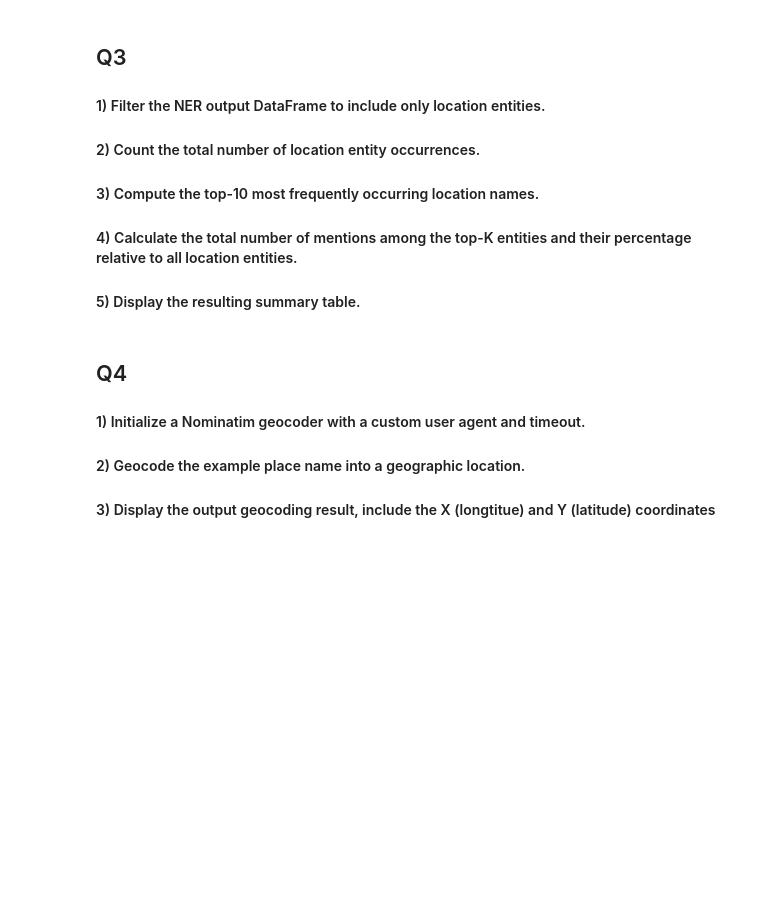
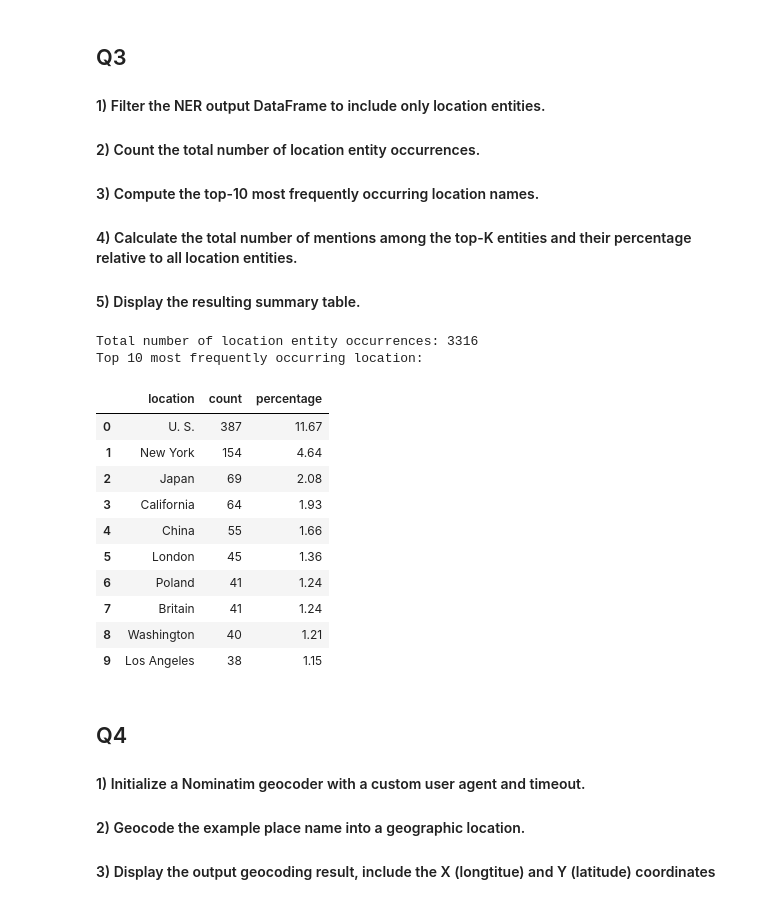
Before and after one commit to michael-sorani/LM4GeoAI, a Jupyter notebook: Exercises/EX_2_Text_to_Geo.ipynb, the cells around one changed output. Cells and saved outputs as stored; diff of their text form; code cells hidden in the pictures; blank space fills up the shorter version.

```diff
--- a/Exercises/EX_2_Text_to_Geo.ipynb
+++ b/Exercises/EX_2_Text_to_Geo.ipynb
@@ -73,6 +130,30 @@ Dataframe shape: (23072, 2)
 #### 4) Calculate the total number of mentions among the top-K entities and their percentage relative to all location entities.
 
 #### 5) Display the resulting summary table.
+# %%
+location_df = entity_df[entity_df['entity_group'] == 'LOC']
+print(f'Total number of location entity occurrences: {len(location_df)}')
+
+top_10_locations = pd.DataFrame(location_df.groupby('word').size().sort_values(ascending=False).head(10))
+top_10_locations.reset_index(inplace=True)
+top_10_locations.columns = ['location', 'count']
+top_10_locations['percentage'] = (top_10_locations['count'] / len(location_df) * 100).round(2)
+print('Top 10 most frequently occurring location:')
+display(top_10_locations)
+# %% [output]
+Total number of location entity occurrences: 3316
+Top 10 most frequently occurring location:
+|  | location | count | percentage |
+| 0 | U. S. | 387 | 11.67 |
+| 1 | New York | 154 | 4.64 |
+| 2 | Japan | 69 | 2.08 |
+| 3 | California | 64 | 1.93 |
+| 4 | China | 55 | 1.66 |
+| 5 | London | 45 | 1.36 |
+| 6 | Poland | 41 | 1.24 |
+| 7 | Britain | 41 | 1.24 |
+| 8 | Washington | 40 | 1.21 |
+| 9 | Los Angeles | 38 | 1.15 |
 # %% [markdown]
 ## Q4
 
```
Also changed, not shown: parts of 8 cells of this notebook.
